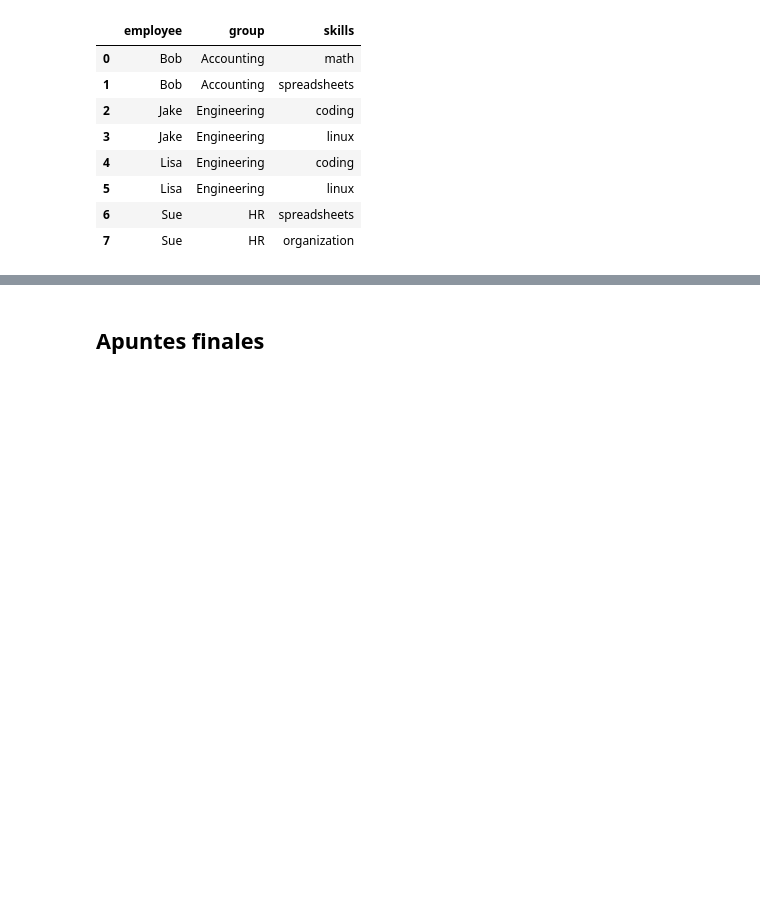
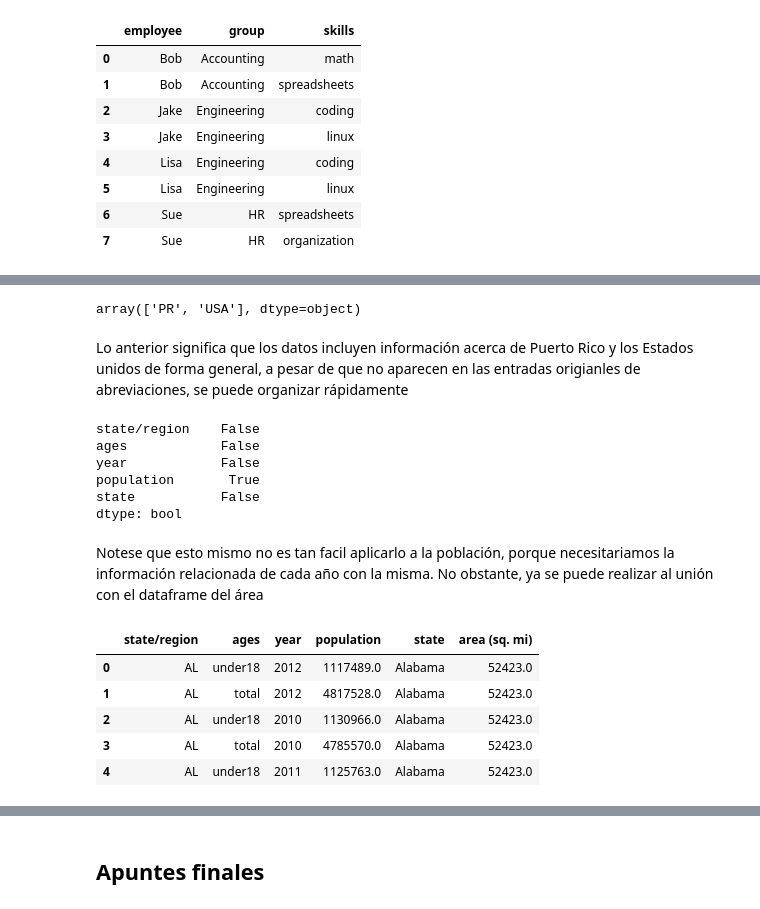
Before and after one commit to sruap1214/EC_Finance, a Jupyter notebook: Notebooks/04a_ManipulacionDatosVisualizacion.ipynb, the cells around one changed output, grey strips where cells are left out. Drawn from its saved outputs; the diff is of its cells as text; code cells hidden in the pictures; blank space fills up the shorter version.

Commit message:
Update notebook 4 about merge

```diff
--- a/Notebooks/04a_ManipulacionDatosVisualizacion.ipynb
+++ b/Notebooks/04a_ManipulacionDatosVisualizacion.ipynb
@@ -988,0 +1063,4 @@ pd.merge(df1, df5)
+# %%
+pop = pd.read_csv('data/state-population.csv')
+areas = pd.read_csv('data/state-areas.csv')
+abbrevs = pd.read_csv('data/state-abbrevs.csv')
@@ -988,0 +1092,5 @@ pd.merge(df1, df5)
+# %%
+merged = pd.merge(pop, abbrevs, how='outer',
+                  left_on='state/region', right_on='abbreviation')
+merged = merged.drop('abbreviation', 1) # drop duplicate info
+merged.head()
@@ -988,0 +1137,29 @@ pd.merge(df1, df5)
+# %%
+merged.loc[merged['state'].isnull()]['state/region'].unique()
+# %% [output]
+array(['PR', 'USA'], dtype=object)
+# %% [markdown]
+Lo anterior significa que los datos incluyen información acerca de Puerto Rico y los Estados unidos de forma general, a pesar de que no aparecen en las entradas origianles de abreviaciones, se puede organizar rápidamente
+# %%
+merged.loc[merged['state/region'] == 'PR', 'state'] = 'Puerto Rico'
+merged.loc[merged['state/region'] == 'USA', 'state'] = 'United States'
+merged.isnull().any()
+# %% [output]
+state/region    False
+ages            False
+year            False
+population       True
+state           False
+dtype: bool
+# %% [markdown]
+Notese que esto mismo no es tan facil aplicarlo a la población, porque necesitariamos la información relacionada de cada año con la misma. No obstante, ya se puede realizar al unión con el dataframe del área
+# %%
+final = pd.merge(merged, areas, on='state', how='left')
+final.head()
+# %% [output]
+|  | state/region | ages | year | population | state | area (sq. mi) |
+| 0 | AL | under18 | 2012 | 1117489.0 | Alabama | 52423.0 |
+| 1 | AL | total | 2012 | 4817528.0 | Alabama | 52423.0 |
+| 2 | AL | under18 | 2010 | 1130966.0 | Alabama | 52423.0 |
+| 3 | AL | total | 2010 | 4785570.0 | Alabama | 52423.0 |
+| 4 | AL | under18 | 2011 | 1125763.0 | Alabama | 52423.0 |
```
Also changed, not shown: parts of 58 cells of this notebook, 1 other file.
